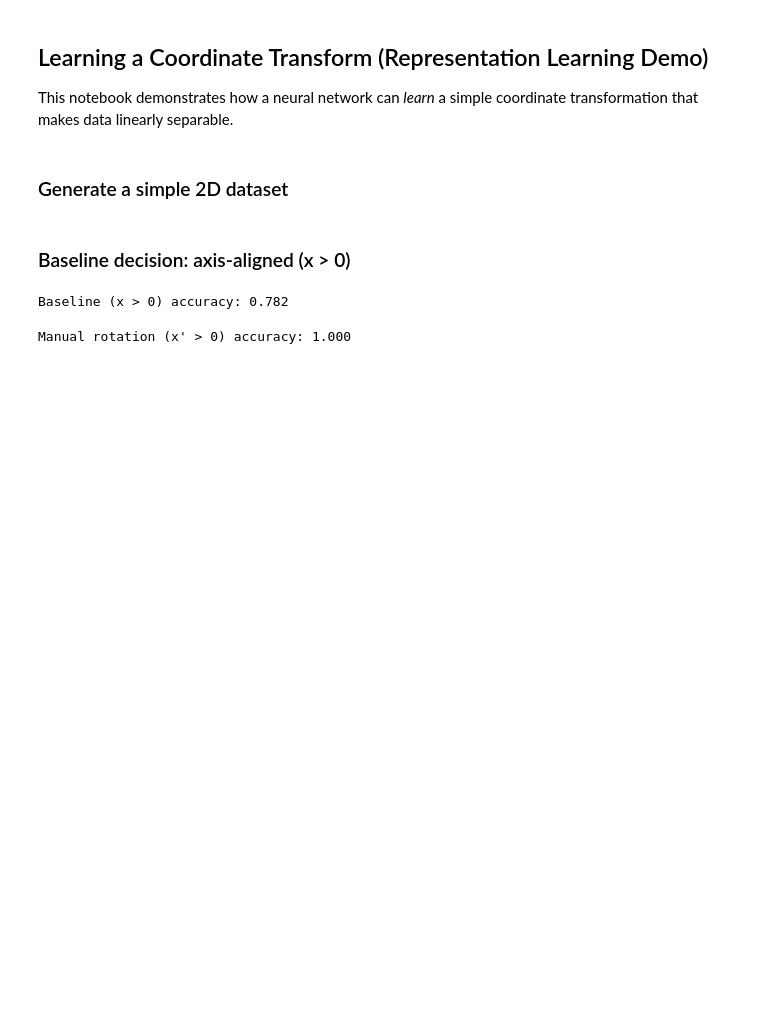
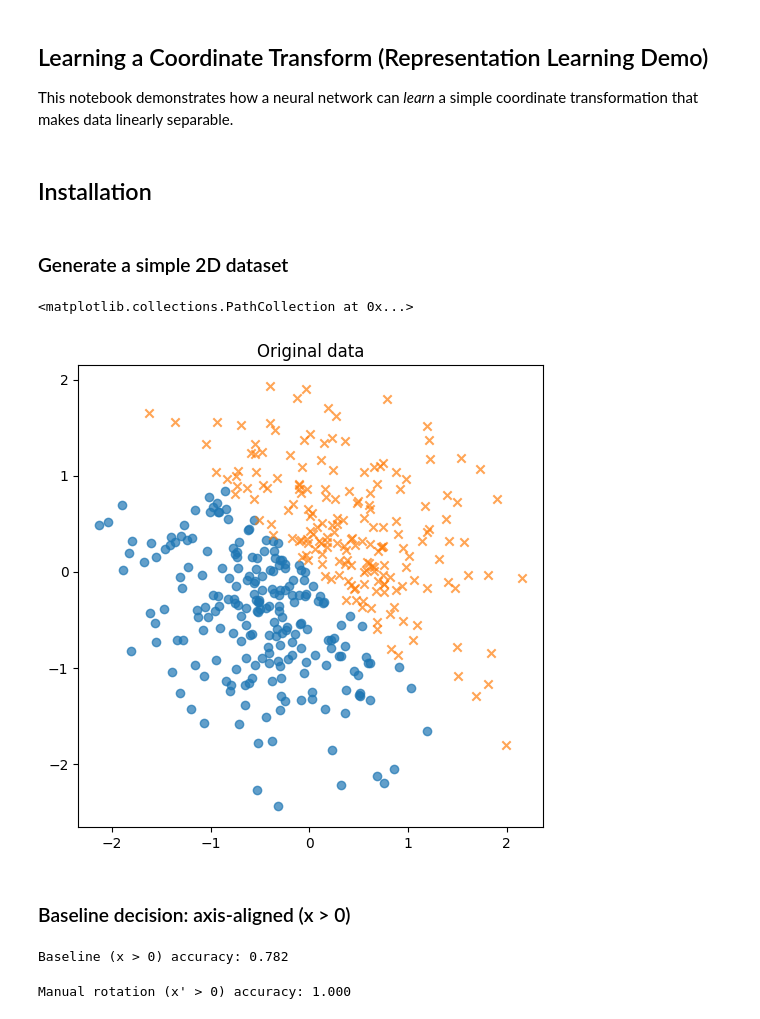
Before and after one commit to Ankush-Chander/Tech-Talks, a Jupyter notebook: generative-ai/src/notebooks/1a_simple_classifier.ipynb, the cells around one changed output. Drawn from its saved outputs; the diff is of its cells as text; code cells hidden in the pictures; blank space fills up the shorter version.

```diff
--- a/generative-ai/src/notebooks/1a_simple_classifier.ipynb
+++ b/generative-ai/src/notebooks/1a_simple_classifier.ipynb
@@ -1,3 +3,5 @@
 # %% [markdown]
 ## Learning a Coordinate Transform (Representation Learning Demo)
 This notebook demonstrates how a neural network can *learn* a simple coordinate transformation that makes data linearly separable.
+# %% [markdown]
+## Installation
@@ -24,6 +30,14 @@ y = (X[:, 0] + X[:, 1] > 0).astype(np.float32)
 def accuracy_from_logits(logits, labels):
     preds = (logits > 0).astype(np.float32)
     return (preds == labels).mean()
+# %%
+plt.figure(figsize=(6,6))
+plt.title("Original data")
+plt.scatter(X[y==0,0], X[y==0,1], label="class 0", alpha=0.7)
+plt.scatter(X[y==1,0], X[y==1,1], label="class 1", alpha=0.7, marker='x')
+# %% [output]
+<matplotlib.collections.PathCollection at 0x...>
+[figure, added]
 # %% [markdown]
 ### Baseline decision: axis-aligned (x > 0)
 # %%
```
Also changed, not shown: parts of 5 cells of this notebook.
